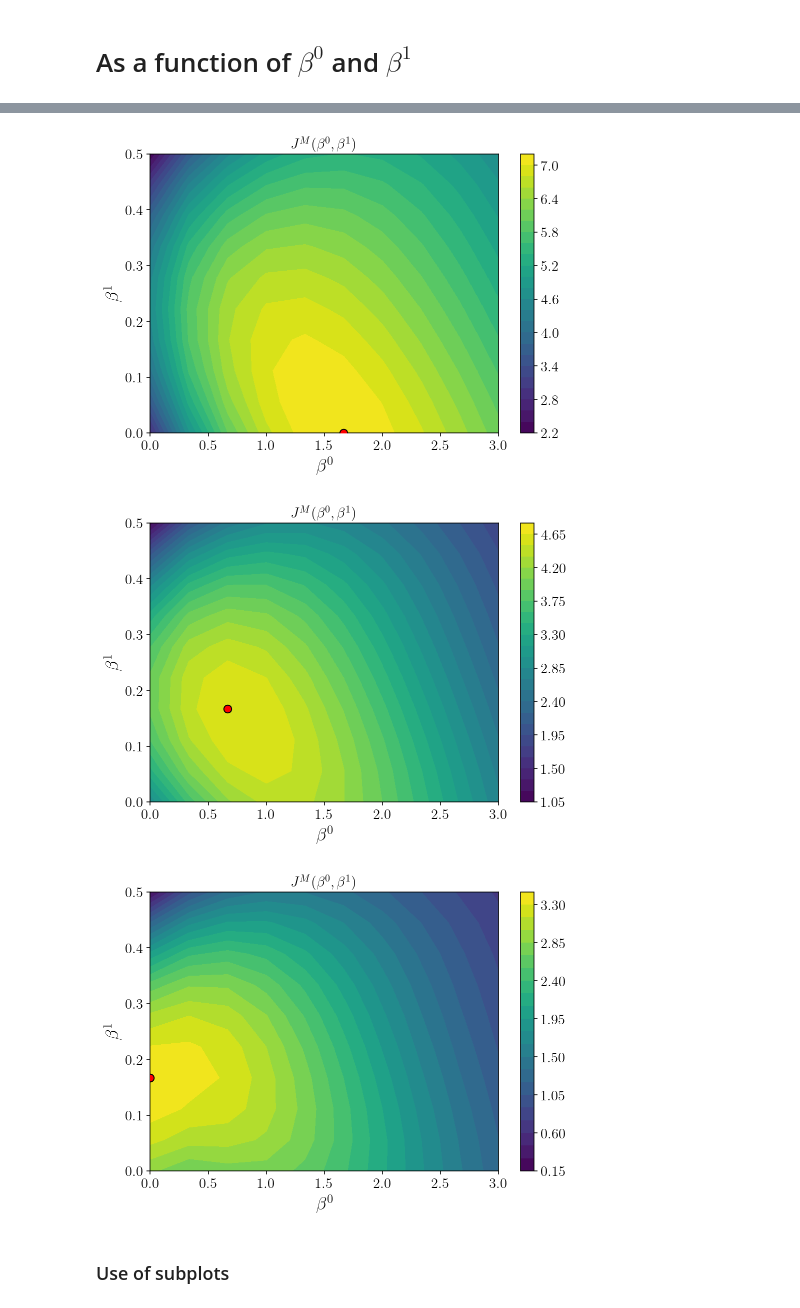
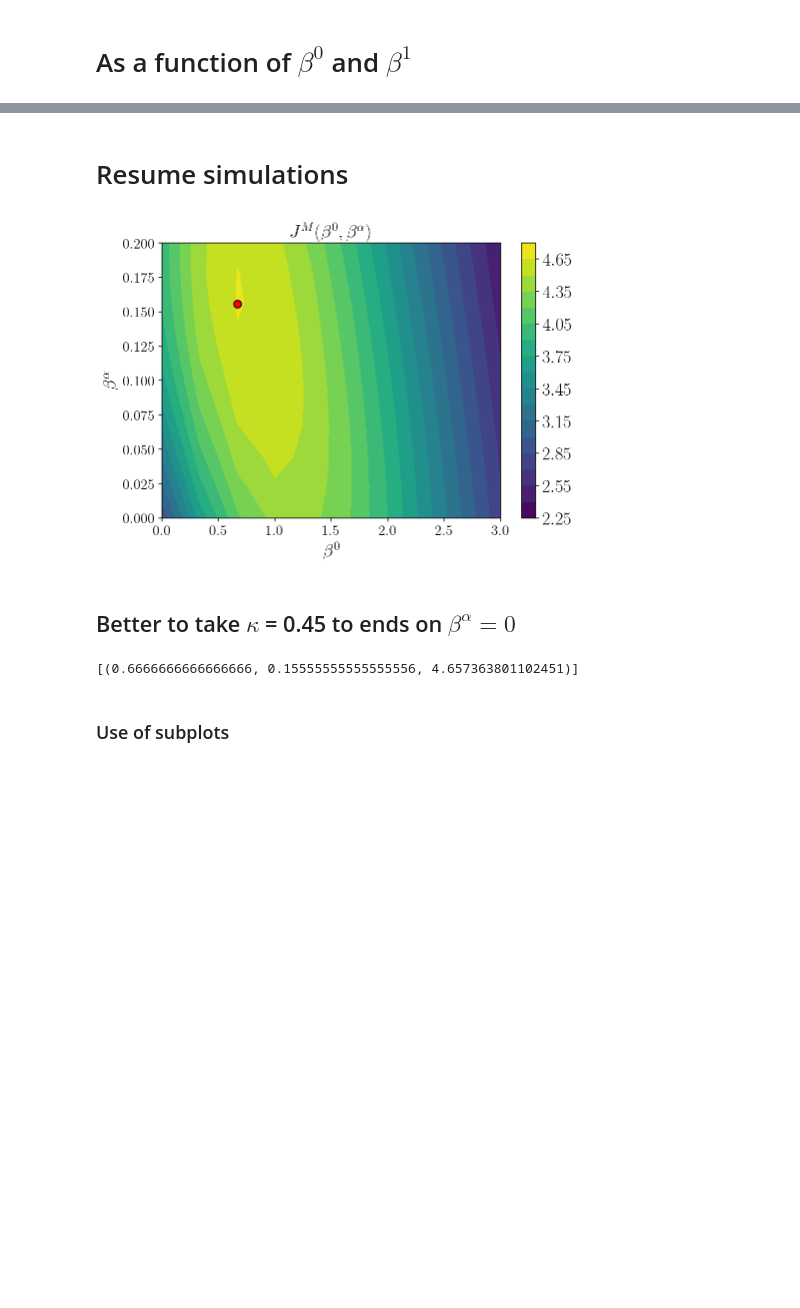
Before and after one commit to AdrienMathieu-eng/Nash-Equilibrium-, a Jupyter notebook: non_linear_BSDE_v2.ipynb, the cells around one changed output, grey strips where cells are left out. Drawn from its saved outputs; the diff is of its cells as text; code cells hidden in the pictures; blank space fills up the shorter version.

```diff
--- a/non_linear_BSDE_v2.ipynb
+++ b/non_linear_BSDE_v2.ipynb
@@ -1834,20 +1797,27 @@ plt.show()
 # %% [markdown]
 # As a function of $\beta^0$ and $\beta^1$
 # %%
-def V(t, beta0,beta1, k1,k0):
+sigma_Z_bar = 50
+sigma_alpha = 5
+
+def V(t, beta0,beta1, k1,k0,sigma_Z_bar):
     return sigma_Z_bar**2 * np.exp(-2 * (k0 * beta0+ k1* beta1)) * (1 - np.exp(-2 * eta_Z * t)) / (2 * eta_Z)
 
 def f(t,beta1):
     return F(t)-beta1
 
 
-def JM_big(beta0,beta1, k1,k0, eps=1e-12):
+def E_alpha2(t,sigma_alpha):
+    return (sigma_alpha ** 2) / (2 * eta_alpha) * (1 - np.exp(-2 * eta_alpha * t))
+
+
+def JM_big(beta0,beta1, k1,k0,sigma_alpha,sigma_Z_bar, eps=1e-12):
     integrand = np.zeros_like(t_grid)
 
     for i, t in enumerate(t_grid):
         ns = max(2, int(nt * t / T))
         s_grid = np.linspace(0, t, ns)
-        E_a2_s = E_alpha2(s_grid)
+        E_a2_s = E_alpha2(s_grid,sigma_alpha)
         F_s = f(s_grid,beta1)
         denom_s = np.abs(F_s) * np.sqrt(E_a2_s)
 
@@ -1864,7 +1834,7 @@ def JM_big(beta0,beta1, k1,k0, eps=1e-12):
             s_grid
         )
 
-        E_a2_t = E_alpha2(t)
+        E_a2_t = E_alpha2(t,sigma_alpha)
         Ft = f(t,beta1)
         denom_t = np.abs(Ft) * np.sqrt(E_a2_t)
 
@@ -1883,8 +1853,8 @@ def JM_big(beta0,beta1, k1,k0, eps=1e-12):
                 Ft**2 * E_a2_t * phi_t
                 + beta0 * np.abs(Ft) * np.sqrt(E_a2_t) * varphi_t
                 - beta0**2 * phi_t)
-            + kappa * V(t, beta0,beta1, k1,k0)
-            + 2 * beta0 * np.sqrt(V(t, beta0,beta1, k1,k0) / (2 * np.pi))
+            + kappa * V(t, beta0,beta1, k1,k0,sigma_Z_bar)
+            + 2 * beta0 * np.sqrt(V(t, beta0,beta1, k1,k0,sigma_Z_bar) / (2 * np.pi))
             +beta1/kappa*((Ft>0)*E_a2_t*np.abs(Ft)*phi_t - (Ft<0)*E_a2_t*np.abs(Ft)*phi_t)
         )
 
@@ -1985,51 +1950,68 @@ def JU(beta0,beta1, k1,k0, eps=1e-12):
+# %% [markdown]
+# Resume simulations
 # %%
 sigma_Z_bar = 50
 eta_alpha = 0.3
 sigma_alpha = 5
 k0 = 0.75
-k_values =  np.linspace(0.5, 1., 3)
+
+k_values = np.array([0.75])
 beta0_values = np.linspace(0, 3, 10)
-beta1_values = np.linspace(0,.5,10)
+beta1_values = np.linspace(0., .2, 10)
+
 T = 0.99
 kappa = 0.07
 eta_Z = 10
+
 B0, B1 = np.meshgrid(beta0_values, beta1_values)
 l = []
 nt = 700
 t_grid = np.linspace(0, T, nt)
 
-# Boucle sur les k et création des heatmaps
 for k in k_values:
     JM_vals = np.zeros_like(B0)
 
-    # Calcul des valeurs de JMbig sur toute la grille
+    # Calcul du JM sur la grille
     for i in range(len(beta0_values)):
         for j in range(len(beta1_values)):
-            JM_vals[j, i] = JM_big(beta0_values[i], beta1_values[j], k,k)
-
+            JM_vals[j, i] = JM_big(beta0_values[i], beta1_values[j], k, k)
 
     plt.figure(figsize=(7, 5))
-    contour = plt.contourf(B0, B1, JM_vals, levels=30, cmap="viridis")
-    plt.colorbar(contour)
+    contour = plt.contourf(B0, B1, JM_vals, levels=20, cmap="viridis")
 
-    # Trouver le maximum
+    # --- COLORBAR avec taille uniforme ---
+    cbar = plt.colorbar(contour)
+    cbar.ax.tick_params(labelsize=fsL)     # taille des ticks colorbar
+
+    # --- Maximum ---
     max_idx = np.unravel_index(np.argmax(JM_vals), JM_vals.shape)
     max_beta0 = beta0_values[max_idx[1]]
     max_beta1 = beta1_values[max_idx[0]]
     max_JM = JM_vals[max_idx]
-    l.append((k,max_JM))
+    l.append((max_beta0,max_beta1, max_JM))
 
     plt.scatter(max_beta0, max_beta1, color="red", s=60, edgecolors="black", zorder=5)
-    plt.xlabel(r"$\beta^0$",fontsize=fsL)
-    plt.ylabel(r"$\beta^1$",fontsize = fsL)
-    plt.title(r"$J^M(\beta^0,\beta^1)$")
+
+    # --- Labels des axes + taille unique ---
+    plt.xlabel(r"$\beta^0$", fontsize=fsL)
+    plt.ylabel(r"$\beta^\alpha$", fontsize=fsL)
+    plt.title(r"$J^M(\beta^0,\beta^\alpha)$", fontsize=fsL)
+
+    # --- TICKS personnalisés : moins de valeurs + même taille ---
+    #plt.xticks([0, 1, 2, 3], fontsize=fsL)
+    #plt.yticks([0, 0.25, 0.5], fontsize=fsL)
+
     plt.tight_layout()
-    plt.savefig(f"figures_Stackelberg/JM_heatmap_k_{k:.2f}.pdf",format="pdf",dpi=dpi)
+    #plt.savefig(f"figures_Stackelberg/JM_beta_0_a_small_kappa_k_small_V2.pdf", format="pdf", dpi=dpi)
     plt.show()
 # %% [output]
-[figure, old version]
+[figure, new version]
-[figure, removed]
-[figure, removed]
+# %% [markdown]
+## Better to take $\kappa$ = 0.45 to ends on $\beta^\alpha = 0$
+# %%
+l
+# %% [output]
+[(0.6666666666666666, 0.15555555555555556, 4.657363801102451)]
 # %% [markdown]
 ### Use of subplots
 # %%
```
Also changed, not shown: parts of 31 cells of this notebook.
